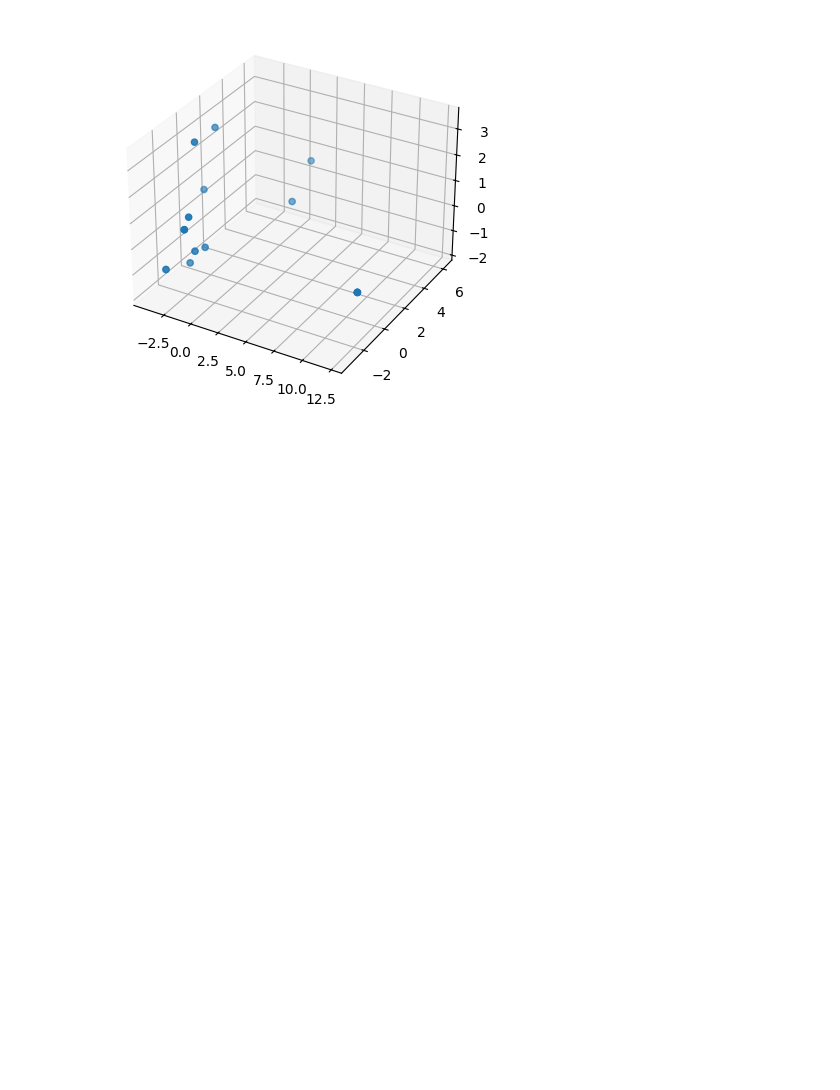
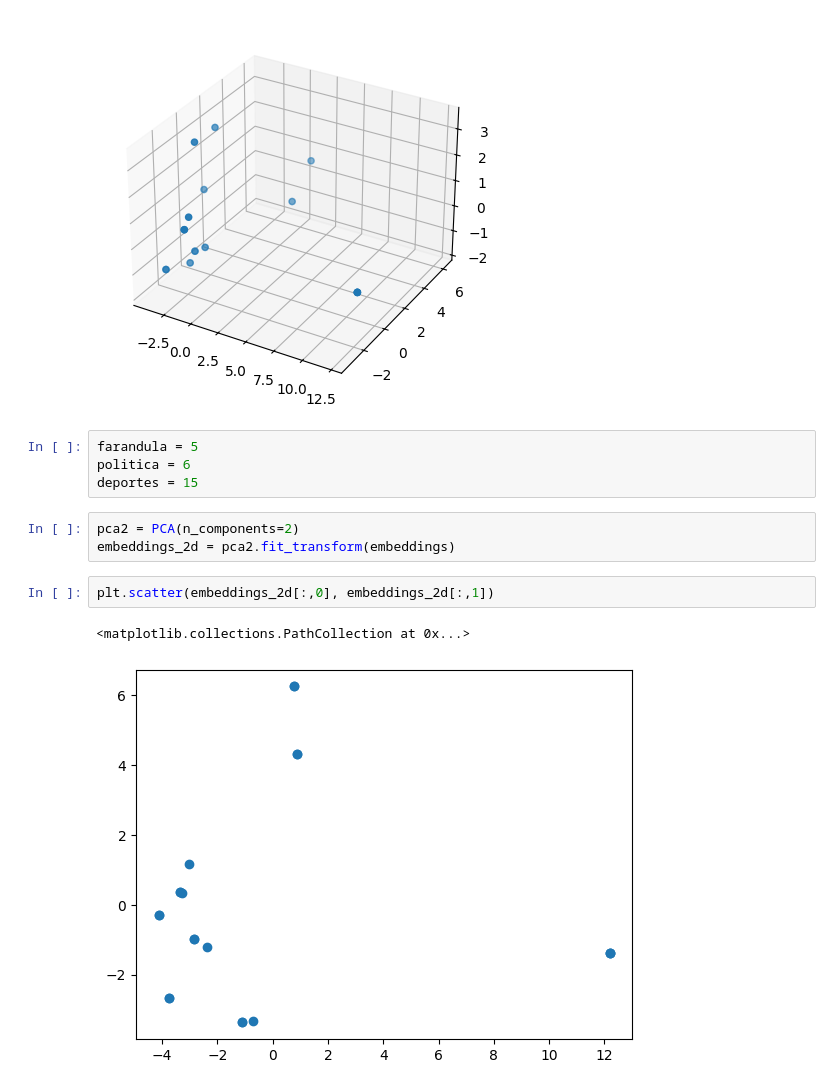
Before and after one commit to ElJoamy/ai-topics-2-2023, a Jupyter notebook: 3.nlp_deployment/3.3.embeddings/text_embeddings.ipynb, the cells around one changed output. Drawn from its saved outputs; the diff is of its cells as text; blank space fills up the shorter version.

Commit message:
embeddings2

```diff
--- a/3.nlp_deployment/3.3.embeddings/text_embeddings.ipynb
+++ b/3.nlp_deployment/3.3.embeddings/text_embeddings.ipynb
@@ -51,3 +51,15 @@ ax.scatter(
 # %% [output]
 <mpl_toolkits.mplot3d.art3d.Path3DCollection at 0x...>
 [figure]
+# %%
+farandula = 5
+politica = 6
+deportes = 15
+# %%
+pca2 = PCA(n_components=2)
+embeddings_2d = pca2.fit_transform(embeddings)
+# %%
+plt.scatter(embeddings_2d[:,0], embeddings_2d[:,1])
+# %% [output]
+<matplotlib.collections.PathCollection at 0x...>
+[figure, added]
```
Also changed, not shown: 1 other file.
